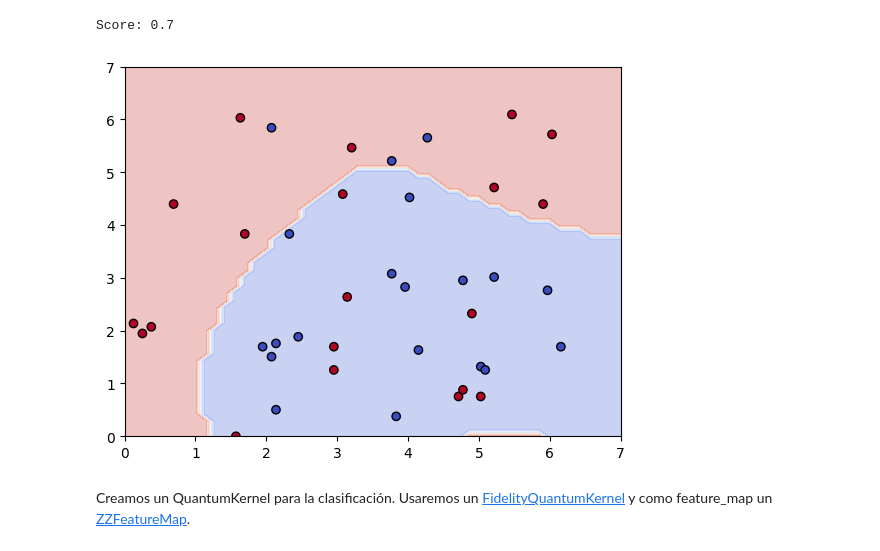
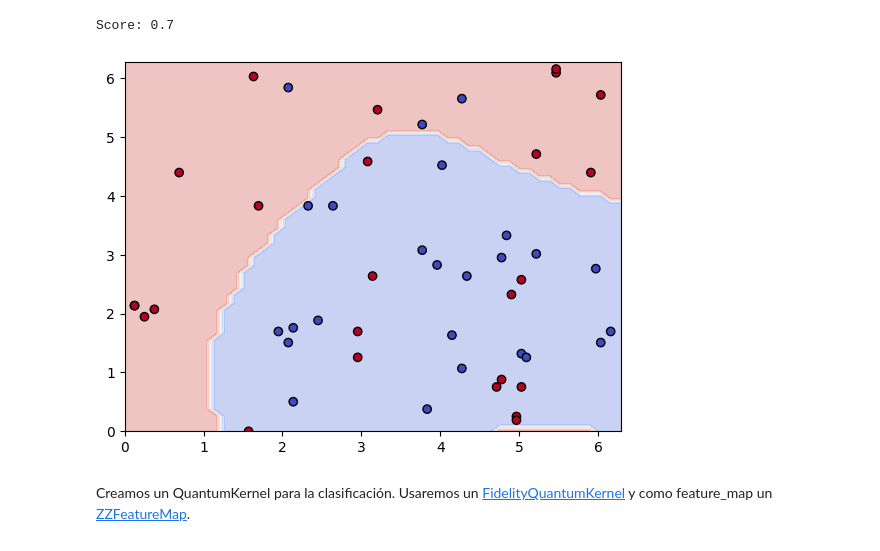
Before and after one commit to tarabelo/GrIA-QML-2025-26, a Jupyter notebook: 05. Introducción al Quantum Machine Learning.ipynb, the cells around one changed output. Cells and saved outputs as stored; diff of their text form; code cells hidden in the pictures.

```diff
--- a/05. Introducción al Quantum Machine Learning.ipynb
+++ b/05. Introducción al Quantum Machine Learning.ipynb
@@ -539,15 +539,17 @@ print(f"Score: {model.score(test_features, test_labels)}")
 Score: 0.7
 # %%
 # Código rápido para visualizar la frontera que han creado
-xx, yy = np.meshgrid(np.linspace(0, 7, 50), np.linspace(0, 7, 50))
+xx, yy = np.meshgrid(np.linspace(0, 2 * np.pi, 50), np.linspace(0, 2 * np.pi, 50))
 Z = model.predict(np.c_[xx.ravel(), yy.ravel()])
 Z = Z.reshape(xx.shape)
 
+features = np.concatenate((train_features, test_features), axis=0)
+labels = np.concatenate((train_labels, test_labels))
 plt.contourf(xx, yy, Z, alpha=0.3, cmap='coolwarm')
-plt.scatter(train_features[:, 0], train_features[:, 1], c=train_labels, cmap='coolwarm', edgecolors='k')
+plt.scatter(features[:, 0], features[:, 1], c=labels, cmap='coolwarm', edgecolors='k')
 plt.show()
 # %% [output]
-[figure, old version]
+[figure, new version]
 # %% [markdown]
 Creamos un QuantumKernel para la clasificación. Usaremos un [FidelityQuantumKernel](https://qiskit-community.github.io/qiskit-machine-learning/stubs/qiskit_machine_learning.kernels.FidelityQuantumKernel.html) y como feature_map un [ZZFeatureMap](https://quantum.cloud.ibm.com/docs/en/api/qiskit/qiskit.circuit.library.zz_feature_map).
 # %%
```
